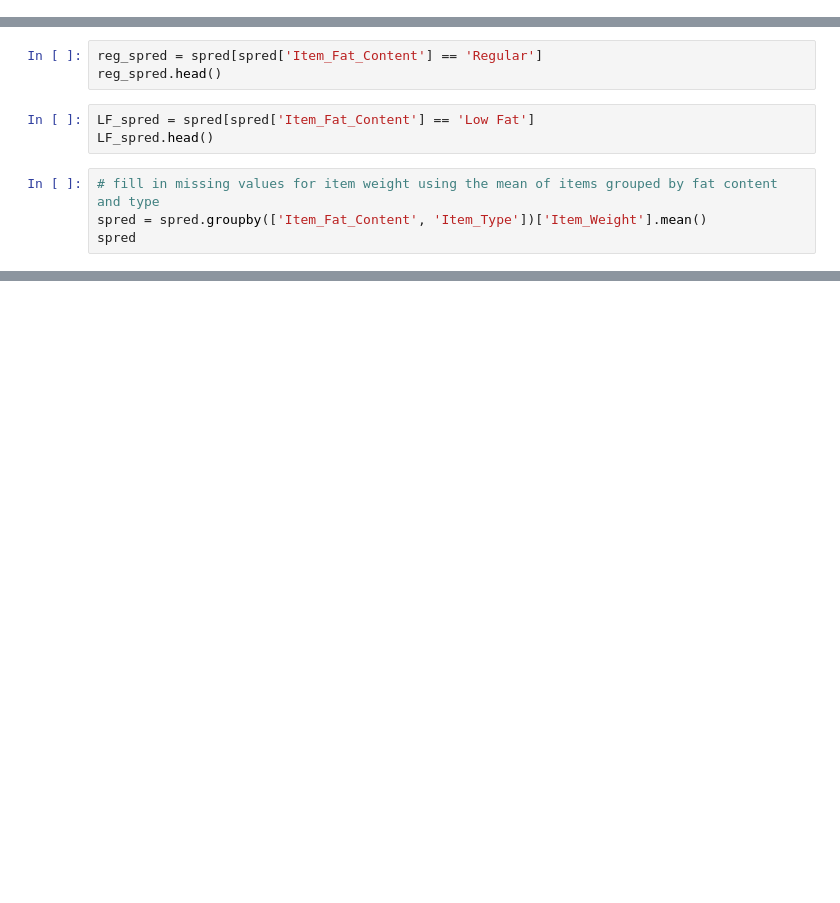
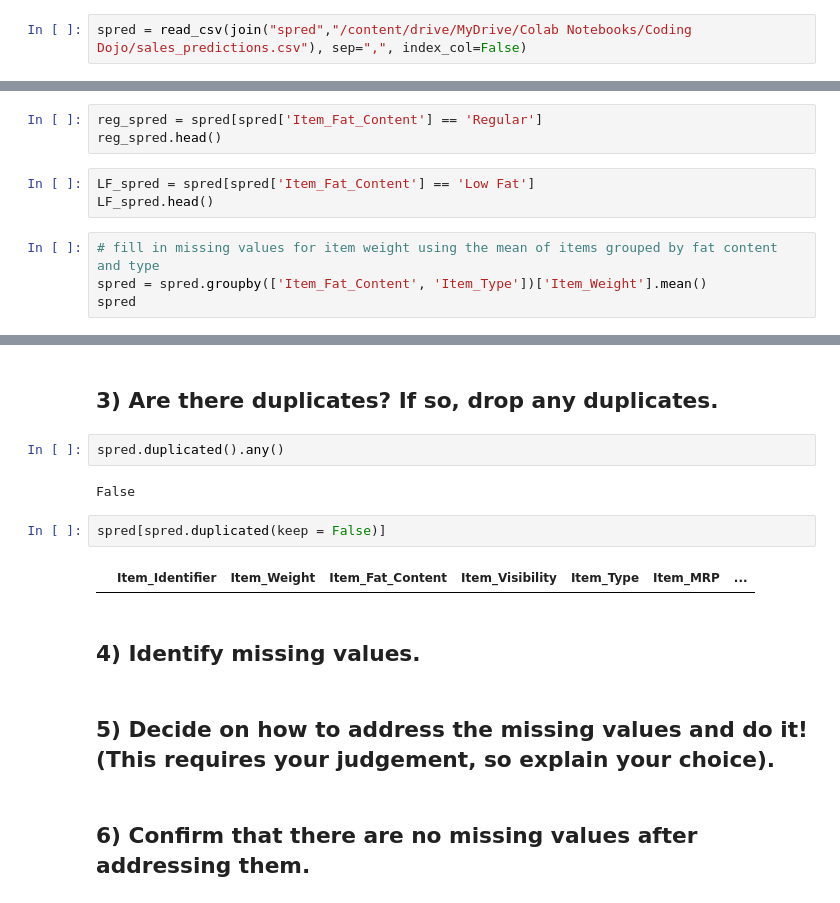
Before and after one commit to rkydbc/Food-sales-prediction, a Jupyter notebook: Food_Sales_Prediction.ipynb, the cells around one changed output, grey strips where cells are left out. Drawn from its saved outputs; the diff is of its cells as text; blank space fills up the shorter version.

```diff
--- a/Food_Sales_Prediction.ipynb
+++ b/Food_Sales_Prediction.ipynb
@@ -70,3 +70,5 @@ Outlet_Location_Type            0
 Outlet_Type                     0
 Item_Outlet_Sales               0
 dtype: int64
+# %%
+spred = read_csv(join("spred","/content/drive/MyDrive/Colab Notebooks/Coding Dojo/sales_predictions.csv"), sep=",", index_col=False)
@@ -148,0 +199,16 @@ spred
+# %% [markdown]
+## 3) Are there duplicates? If so, drop any duplicates.
+# %%
+spred.duplicated().any()
+# %% [output]
+False
+# %%
+spred[spred.duplicated(keep = False)]
+# %% [output]
+|  | Item_Identifier | Item_Weight | Item_Fat_Content | Item_Visibility | Item_Type | Item_MRP | ... |
+# %% [markdown]
+## 4) Identify missing values.
+# %% [markdown]
+## 5) Decide on how to address the missing values and do it! (This requires your judgement, so explain your choice).
+# %% [markdown]
+## 6) Confirm that there are no missing values after addressing them.
```
Also changed, not shown: parts of 18 cells of this notebook.
